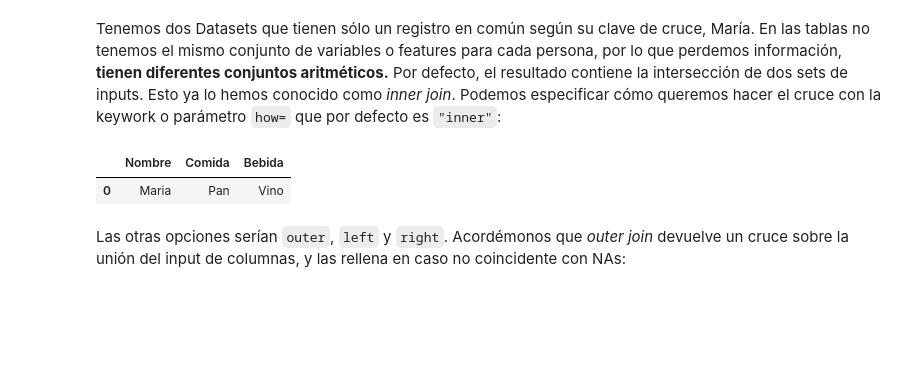
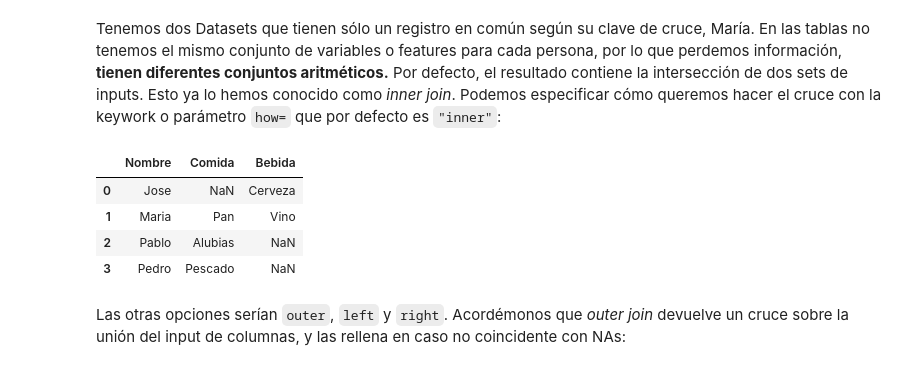
Before and after one commit to diego-dng/1025_DS_VITORIA, a Jupyter notebook: 2-Data_analysis/2-Pandas/Teoría/4_Combinar_Datasets.ipynb, the cells around one changed output. Drawn from its saved outputs; the diff is of its cells as text; code cells hidden in the pictures; blank space fills up the shorter version.

```diff
--- a/2-Data_analysis/2-Pandas/Teoría/4_Combinar_Datasets.ipynb
+++ b/2-Data_analysis/2-Pandas/Teoría/4_Combinar_Datasets.ipynb
@@ -701,10 +743,13 @@ pd.merge(df6, df7)
 # %% [markdown]
 Tenemos dos Datasets que tienen sólo un registro en común según su clave de cruce, María. En las tablas no tenemos el mismo conjunto de variables o features para cada persona, por lo que perdemos información, **tienen diferentes conjuntos aritméticos.** Por defecto, el resultado contiene la intersección de dos sets de inputs. Esto ya lo hemos conocido como *inner join*. Podemos especificar cómo queremos hacer el cruce con la keywork o parámetro ``how=`` que por defecto es ``"inner"``:
 # %%
-pd.merge(df6, df7, how='inner')
+pd.merge(df6, df7, how='outer')
 # %% [output]
 |  | Nombre | Comida | Bebida |
-| 0 | Maria | Pan | Vino |
+| 0 | Jose | NaN | Cerveza |
+| 1 | Maria | Pan | Vino |
+| 2 | Pablo | Alubias | NaN |
+| 3 | Pedro | Pescado | NaN |
 # %% [markdown]
 Las otras opciones serían ``outer``, ``left`` y ``right``. Acordémonos que *outer join* devuelve un cruce sobre la unión del input de columnas, y las rellena en caso no coincidente con NAs:
 # %%
```
Also changed, not shown: parts of 22 cells of this notebook, 37 other files.
